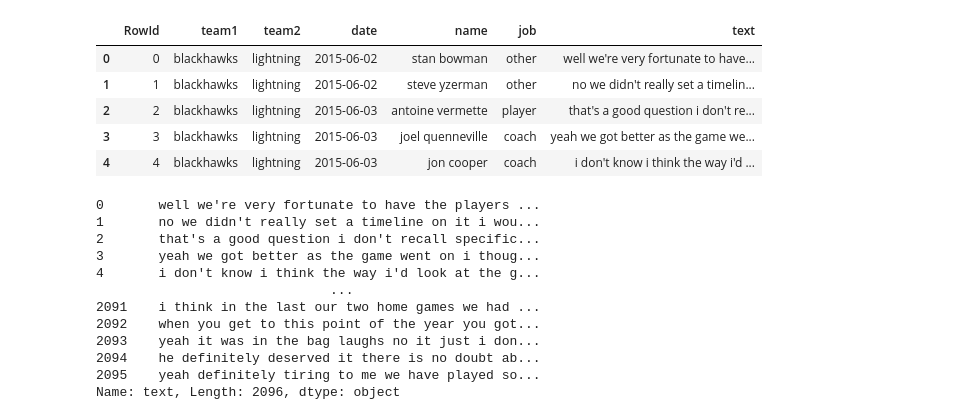
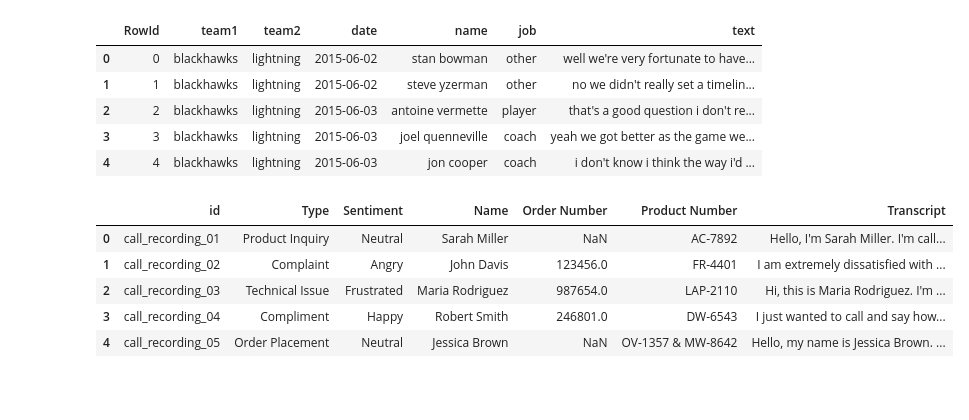
Before and after one commit to HiramZ04/Cal-State-UMAP_Clustering, a Jupyter notebook: notebooks/TextLabeling_ThemeClustering-notebook.ipynb, the cells around one changed output. Drawn from its saved outputs; the diff is of its cells as text; code cells hidden in the pictures; blank space fills up the shorter version.

```diff
--- a/notebooks/TextLabeling_ThemeClustering-notebook.ipynb
+++ b/notebooks/TextLabeling_ThemeClustering-notebook.ipynb
@@ -15,6 +15,7 @@ codes_Armando = pd.read_csv(codes_Armando)
 Hockey_Interviews = "https://raw.githubusercontent.com/HiramZ04/Cal-State-UMAP_Clustering/refs/heads/main/data/National-Hockey-League-Interviews.csv"
 Hockey_Interviews = pd.read_csv(Hockey_Interviews)
 
-call-recordings = ""
+callrecordings = "https://raw.githubusercontent.com/HiramZ04/Cal-State-UMAP_Clustering/refs/heads/main/data/call_recordings.csv"
+callrecordings = pd.read_csv(callrecordings)
 
 transcripts_Armando.head(5)
@@ -37,17 +45,11 @@ Hockey_Interviews.head(5)
 | 3 | 3 | blackhawks | lightning | 2015-06-03 | joel quenneville | coach | yeah we got better as the game we... |
 | 4 | 4 | blackhawks | lightning | 2015-06-03 | jon cooper | coach | i don't know i think the way i'd ... |
 # %%
-Hockey_Interviews["text"]
+callrecordings.head(5)
 # %% [output]
-0       well we're very fortunate to have the players ...
-1       no we didn't really set a timeline on it i wou...
-2       that's a good question i don't recall specific...
-3       yeah we got better as the game went on i thoug...
-4       i don't know i think the way i'd look at the g...
-                              ...
-2091    i think in the last our two home games we had ...
-2092    when you get to this point of the year you got...
-2093    yeah it was in the bag laughs no it just i don...
-2094    he definitely deserved it there is no doubt ab...
-2095    yeah definitely tiring to me we have played so...
-Name: text, Length: 2096, dtype: object
+|  | id | Type | Sentiment | Name | Order Number | Product Number | Transcript |
+| 0 | call_recording_01 | Product Inquiry | Neutral | Sarah Miller | NaN | AC-7892 | Hello, I'm Sarah Miller. I'm call... |
+| 1 | call_recording_02 | Complaint | Angry | John Davis | 123456.0 | FR-4401 | I am extremely dissatisfied with ... |
+| 2 | call_recording_03 | Technical Issue | Frustrated | Maria Rodriguez | 987654.0 | LAP-2110 | Hi, this is Maria Rodriguez. I'm ... |
+| 3 | call_recording_04 | Compliment | Happy | Robert Smith | 246801.0 | DW-6543 | I just wanted to call and say how... |
+| 4 | call_recording_05 | Order Placement | Neutral | Jessica Brown | NaN | OV-1357 & MW-8642 | Hello, my name is Jessica Brown. ... |
```
Also changed, not shown: parts of 5 cells of this notebook, 1 other file.
